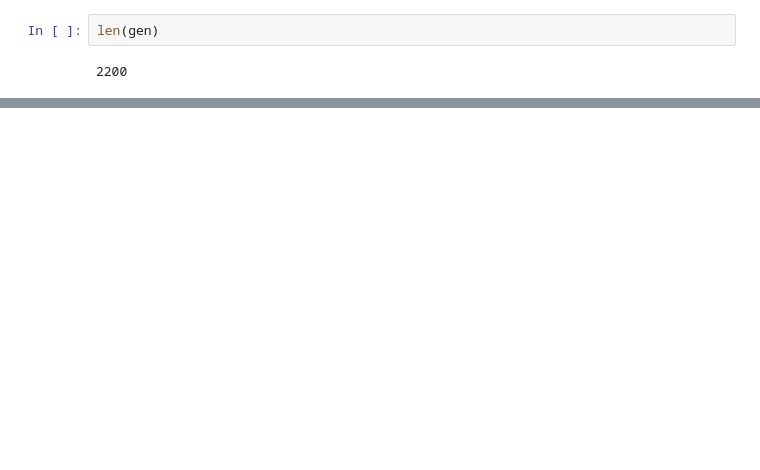
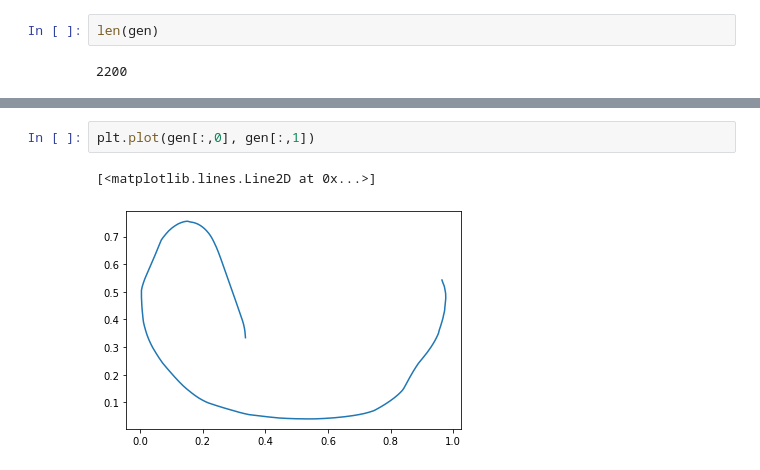
Before and after one commit to AyutoUeda/research, a Jupyter notebook: 1droplet/1droplet_tcn_for_allpos.ipynb, the cells around one changed output, grey strips where cells are left out. Cells and saved outputs as stored; diff of their text form; blank space fills up the shorter version.

```diff
--- a/1droplet/1droplet_tcn_for_allpos.ipynb
+++ b/1droplet/1droplet_tcn_for_allpos.ipynb
@@ -349,0 +369,5 @@ len(gen)
+# %%
+plt.plot(gen[:,0], gen[:,1])
+# %% [output]
+[<matplotlib.lines.Line2D at 0x...>]
+[figure, added]
```
Also changed, not shown: parts of 9 cells of this notebook, 1 other file.
